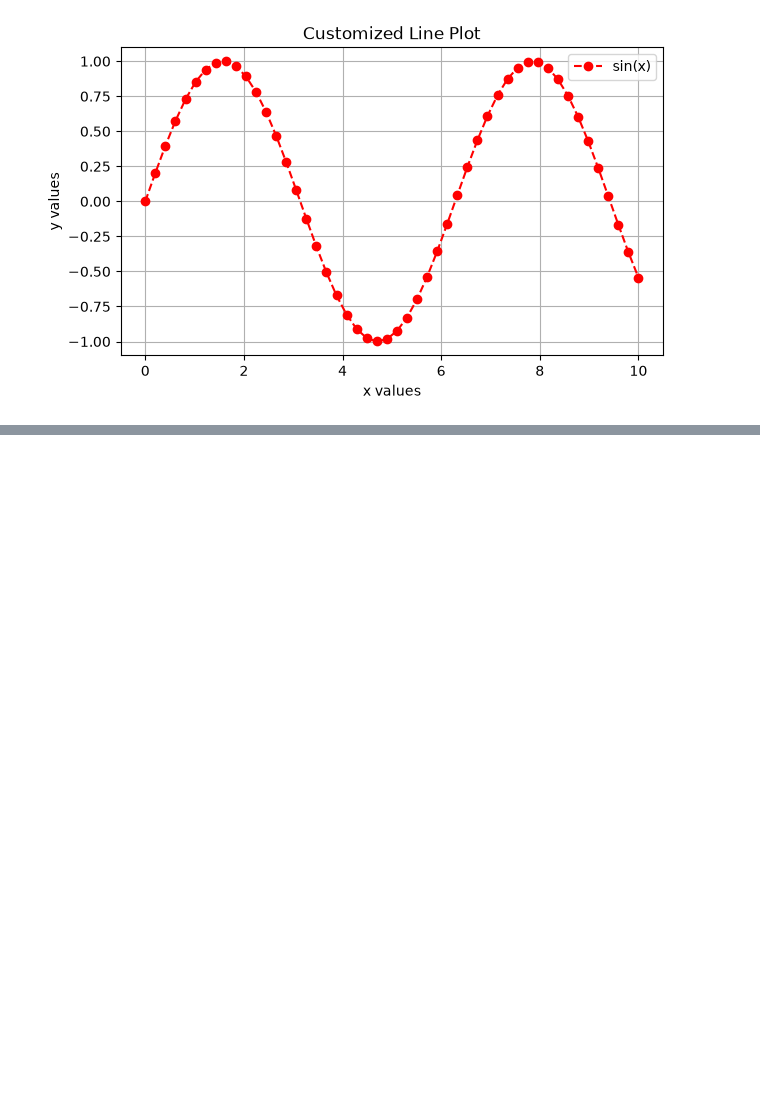
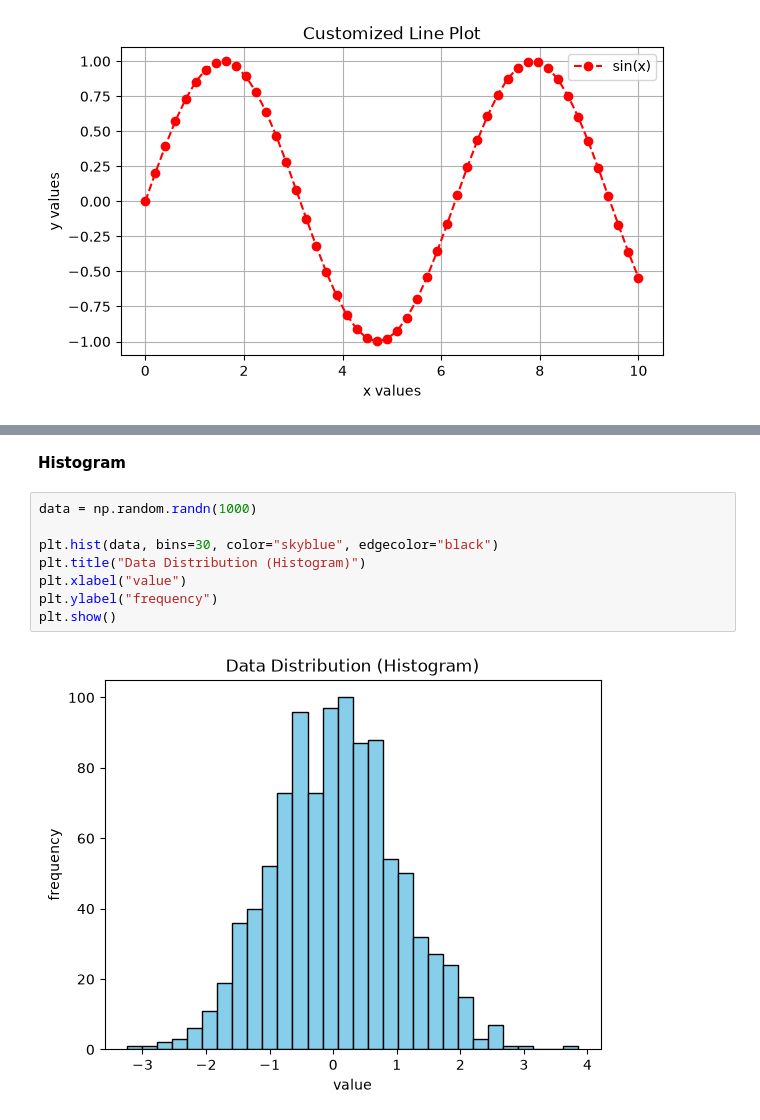
Before and after one commit to Dev-4-All/Machine-Learning, a Jupyter notebook: core-data-libraries/matplotlib_basics.ipynb, the cells around one changed output, grey strips where cells are left out. Saved outputs shown, nothing was run; the diff lists cells and outputs as text; blank space fills up the shorter version.

```diff
--- a/core-data-libraries/matplotlib_basics.ipynb
+++ b/core-data-libraries/matplotlib_basics.ipynb
@@ -65,0 +108,12 @@ plt.show()
+# %% [markdown]
+**Histogram**
+# %%
+data = np.random.randn(1000)
+
+plt.hist(data, bins=30, color="skyblue", edgecolor="black")
+plt.title("Data Distribution (Histogram)")
+plt.xlabel("value")
+plt.ylabel("frequency")
+plt.show()
+# %% [output]
+[figure, added]
```
Also changed, not shown: parts of 11 cells of this notebook.
